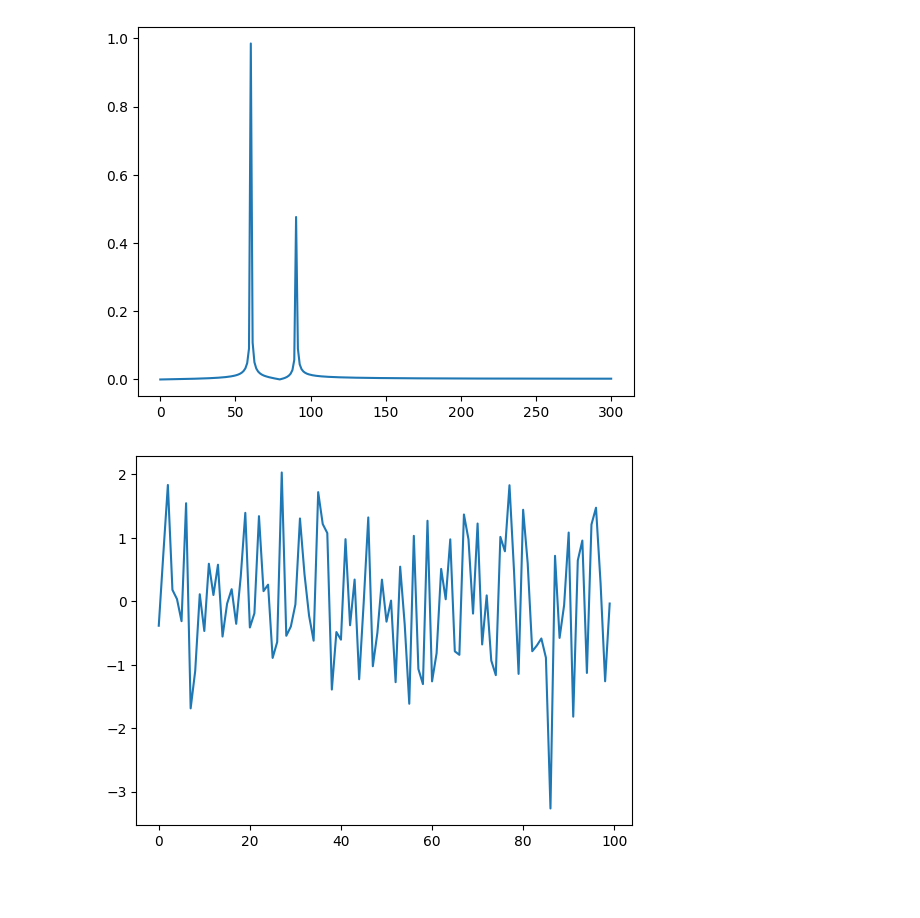
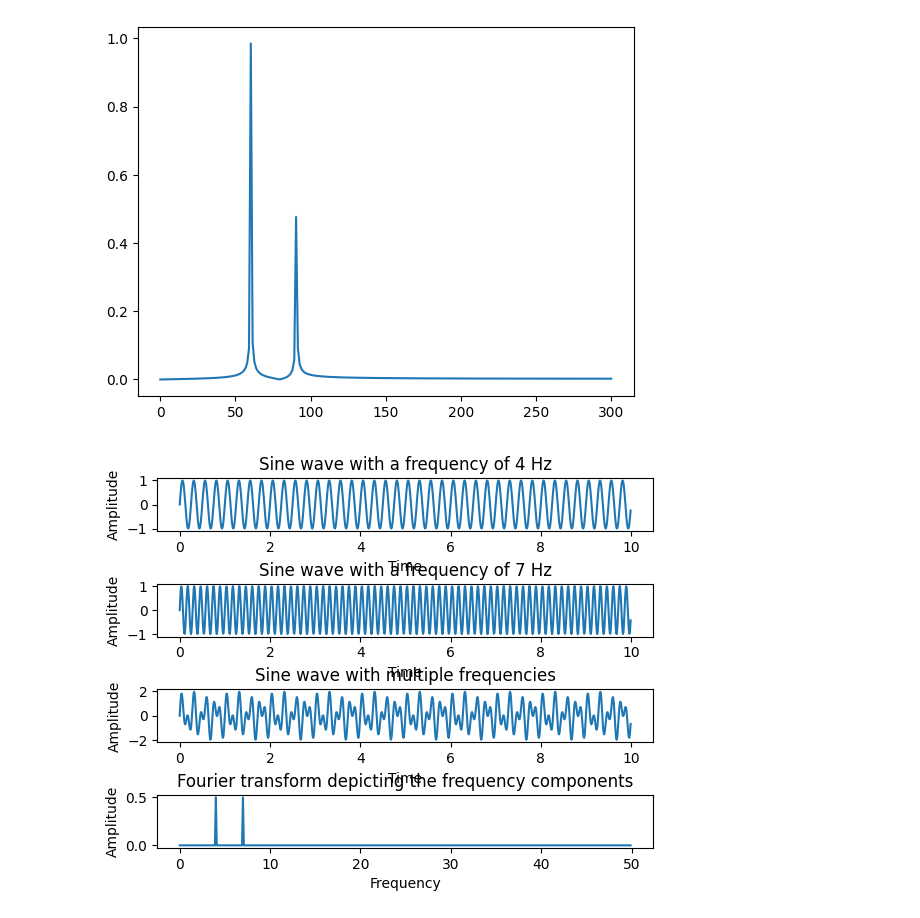
Before and after one commit to 106368030chentairong/SIV-POWER, a Jupyter notebook: test_FFT.ipynb, the cells around one changed output. Cells and saved outputs as stored; diff of their text form; code cells hidden in the pictures; blank space fills up the shorter version.

```diff
--- a/test_FFT.ipynb
+++ b/test_FFT.ipynb
@@ -13,12 +13,3 @@ plt.plot(x_f, 2.0/N * np.abs(y_f[:N//2]))
 plt.show()
 # %% [output]
 [figure]
-# %%
-
-noise = np.random.normal(0,1,100)
-
-
-plt.plot(noise)
-plt.show()
-# %% [output]
-[figure, removed]
@@ -26,0 +16,69 @@ y_f = np.fft.fft(noise)
+# %%
+import numpy as np
+import matplotlib.pyplot as plotter
+
+# How many time points are needed i,e., Sampling Frequency
+samplingFrequency   = 100;
+
+# At what intervals time points are sampled
+samplingInterval       = 1 / samplingFrequency;
+
+# Begin time period of the signals
+beginTime           = 0;
+
+# End time period of the signals
+endTime             = 10;
+
+# Frequency of the signals
+signal1Frequency     = 4;
+signal2Frequency     = 7;
+
+# Time points
+time        = np.arange(beginTime, endTime, samplingInterval);
+
+# Create two sine waves
+amplitude1 = np.sin(2*np.pi*signal1Frequency*time)
+amplitude2 = np.sin(2*np.pi*signal2Frequency*time)
+
+# Create subplot
+figure, axis = plotter.subplots(4, 1)
+plotter.subplots_adjust(hspace=1)
+
+# Time domain representation for sine wave 1
+axis[0].set_title('Sine wave with a frequency of 4 Hz')
+axis[0].plot(time, amplitude1)
+axis[0].set_xlabel('Time')
+axis[0].set_ylabel('Amplitude')
+
+# Time domain representation for sine wave 2
+axis[1].set_title('Sine wave with a frequency of 7 Hz')
+axis[1].plot(time, amplitude2)
+axis[1].set_xlabel('Time')
+axis[1].set_ylabel('Amplitude')
+
+# Add the sine waves
+amplitude = amplitude1 + amplitude2
+
+# Time domain representation of the resultant sine wave
+axis[2].set_title('Sine wave with multiple frequencies')
+axis[2].plot(time, amplitude)
+axis[2].set_xlabel('Time')
+axis[2].set_ylabel('Amplitude')
+
+# Frequency domain representation
+fourierTransform = np.fft.fft(amplitude)/len(amplitude)           # Normalize amplitude
+fourierTransform = fourierTransform[range(int(len(amplitude)/2))] # Exclude sampling frequency
+
+tpCount     = len(amplitude)
+values      = np.arange(int(tpCount/2))
+timePeriod  = tpCount/samplingFrequency
+frequencies = values/timePeriod
+
+# Frequency domain representation
+axis[3].set_title('Fourier transform depicting the frequency components')
+axis[3].plot(frequencies, abs(fourierTransform))
+axis[3].set_xlabel('Frequency')
+axis[3].set_ylabel('Amplitude')
+plotter.show()
+# %% [output]
+[figure, added]
```
Also changed, not shown: parts of 3 cells of this notebook, 8 other files.
